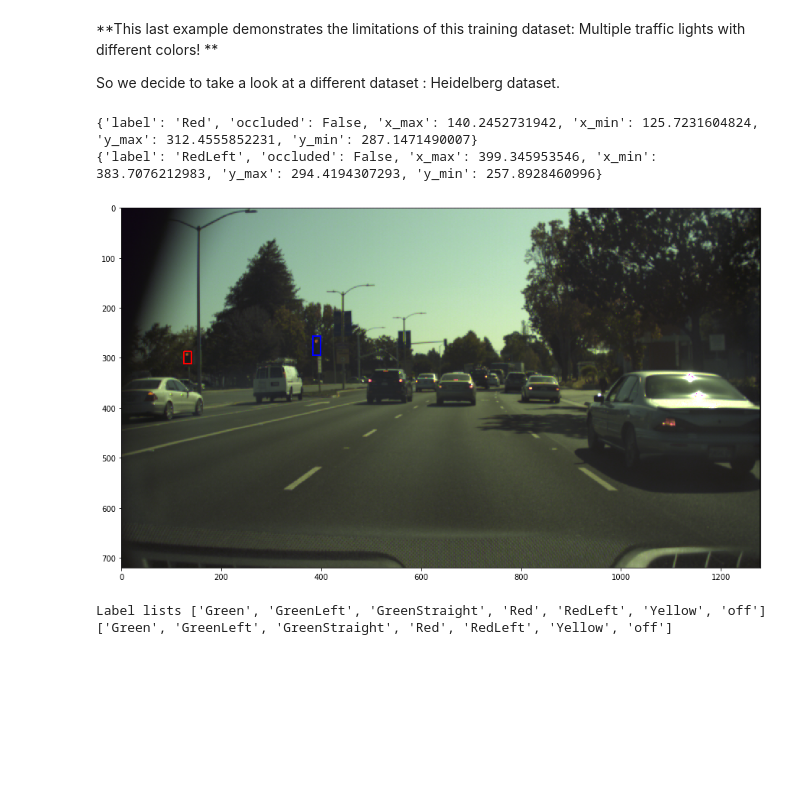
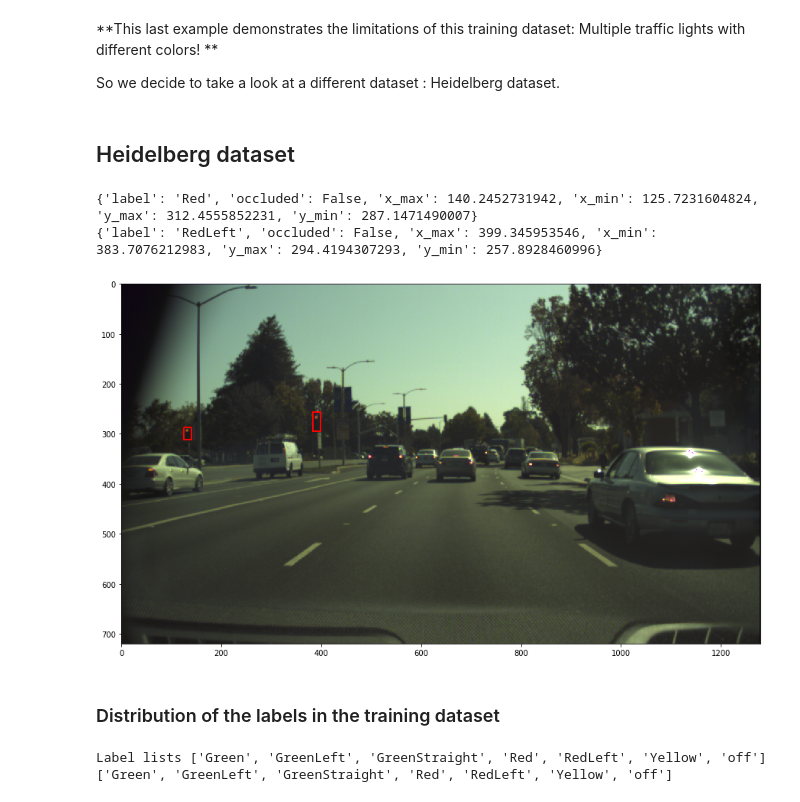
Before and after one commit to rdjondo/SimplisticSSD, a Jupyter notebook: MySSD_experiment.ipynb, the cells around one changed output. Drawn from its saved outputs; the diff is of its cells as text; code cells hidden in the pictures; blank space fills up the shorter version.

```diff
--- a/MySSD_experiment.ipynb
+++ b/MySSD_experiment.ipynb
@@ -116,6 +115,8 @@ position [495  97 505 122]
 **This last example demonstrates the limitations of this training dataset: Multiple traffic lights with different colors! **
 
 So we decide to take a look at a different dataset : Heidelberg dataset.
+# %% [markdown]
+## Heidelberg dataset
 # %%
 import yaml
 
@@ -123,37 +124,39 @@ image_top_folder = 'bosch/dataset_additional_rgb'
 image_db_file = image_top_folder + '/additional_train.yaml'
 
 # Load ground truth training dataset
 image_db = yaml.load(open(image_db_file))
 
 image_element = image_db[4]
 
 image_path = image_top_folder + image_element['path'].replace('./','/')
 image = cv2.cvtColor( cv2.imread( image_path), cv2.COLOR_BGR2RGB )
 
 def add_boxes_to_image(image_element, image):
     for box in image_element['boxes'] :
         print( box  )
         red = (255,0,0)
         green = (0,255,0)
         blue = (0,0,255)
-        if box['label'] == 'Red':
+        if 'Red' in box['label']:
             colour_selected = red
-        elif box['label'] == 'Green':
+        elif 'Green' in box['label']:
             colour_selected = green
         else:
             colour_selected = blue
         cv2.rectangle(image,(int(box['x_min']) , int( box['y_min']) ),
                       ( int( box['x_max'] ) , int( box['y_max']) ) , colour_selected, 2)
     return image
 
-add_boxes_to_image(image_element, image)
+image = add_boxes_to_image(image_element, image)
 plt.figure(figsize=(15,15))
 plt.imshow( image )
 plt.show()
 # %% [output]
 {'label': 'Red', 'occluded': False, 'x_max': 140.2452731942, 'x_min': 125.7231604824, 'y_max': 312.4555852231, 'y_min': 287.1471490007}
 {'label': 'RedLeft', 'occluded': False, 'x_max': 399.345953546, 'x_min': 383.7076212983, 'y_max': 294.4194307293, 'y_min': 257.8928460996}
-[figure, old version]
+[figure, new version]
+# %% [markdown]
+### Distribution of the labels in the training dataset
 # %%
 # Exploring distribution of labels in dataset
 
```
Also changed, not shown: parts of 17 cells of this notebook.
